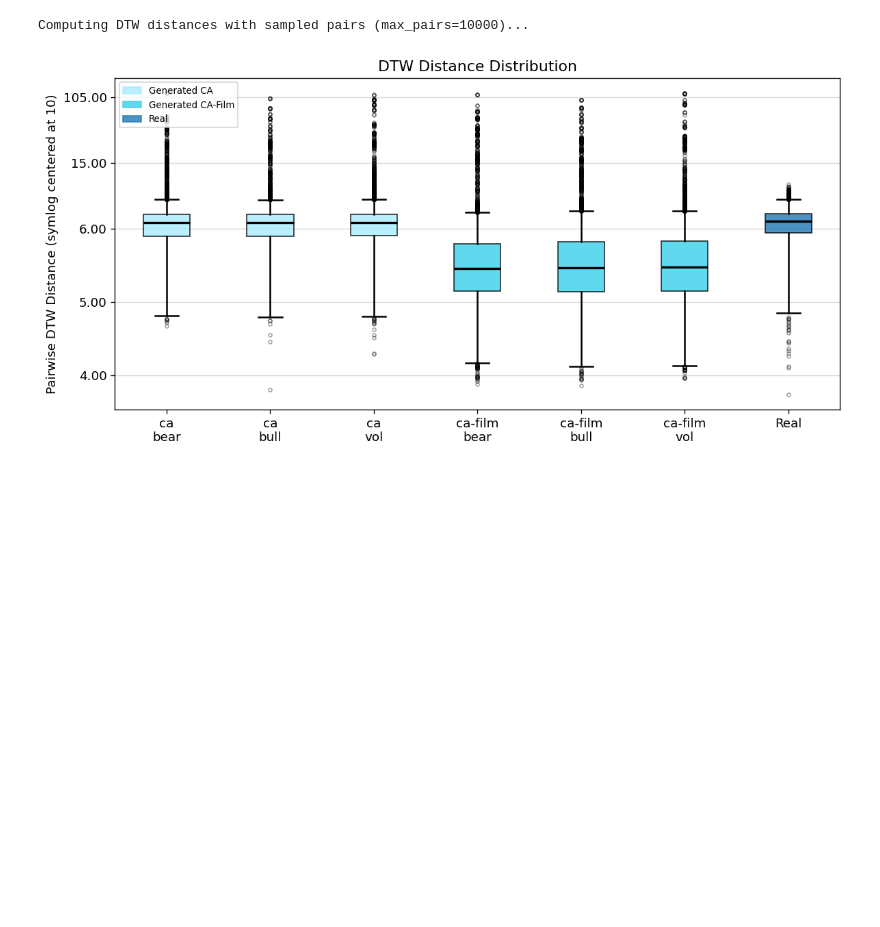
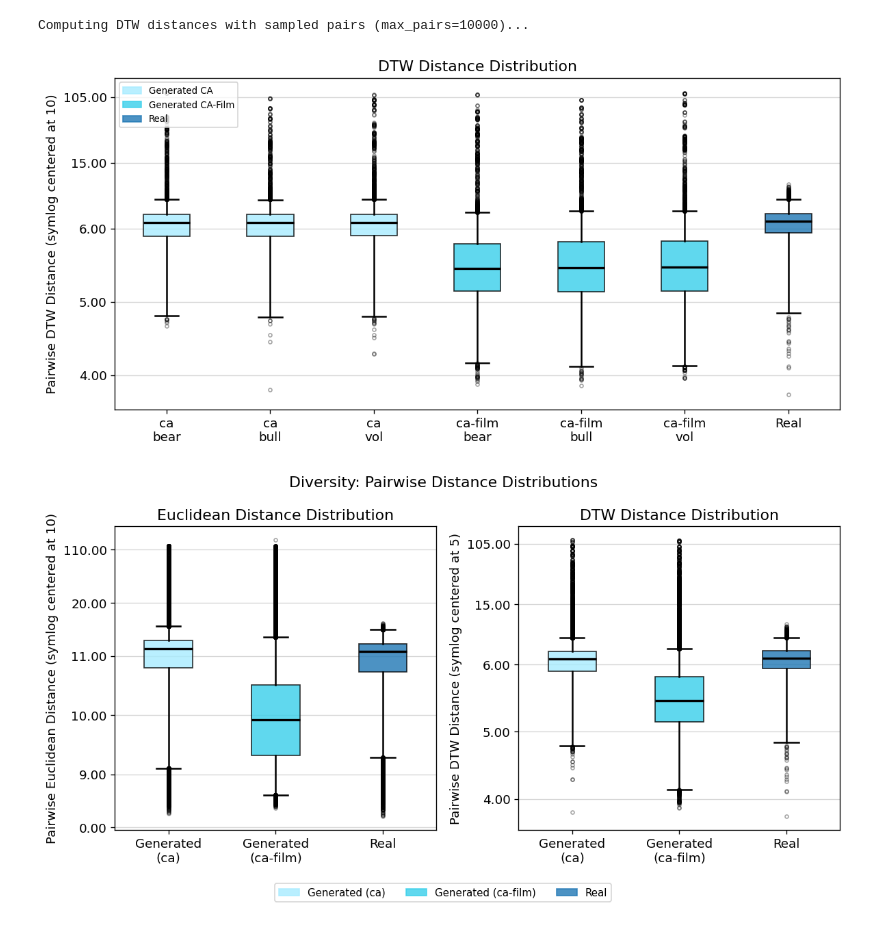
Before and after one commit to AHHHHHH0-0/Extending-CoFinDiff, a Jupyter notebook: notebooks/eval/diversity.ipynb, the cells around one changed output. Saved outputs shown, nothing was run; the diff lists cells and outputs as text; code cells hidden in the pictures; blank space fills up the shorter version.

```diff
--- a/notebooks/eval/diversity.ipynb
+++ b/notebooks/eval/diversity.ipynb
@@ -261,3 +267,87 @@ plt.savefig('../../figures/diversity_dtw.png', dpi=150, bbox_inches='tight')
 plt.show()
 # %% [output]
 [figure]
+# %%
+
+# ── Combined figure: Euclidean (left) + DTW (right), one box per model ──────
+
+fig, (ax_euc, ax_dtw) = plt.subplots(1, 2, figsize=(10, 5))
+fig.suptitle('Diversity: Pairwise Distance Distributions')
+
+# Aggregate across all condition keys → one distribution per model
+euc_ca     = np.concatenate([euc_gen[('ca',      ck)] for ck in cond_keys])
+euc_cafilm = np.concatenate([euc_gen[('ca-film', ck)] for ck in cond_keys])
+
+dtw_ca     = np.concatenate([dtw_gen[('ca',      ck)] for ck in cond_keys])
+dtw_cafilm = np.concatenate([dtw_gen[('ca-film', ck)] for ck in cond_keys])
+
+BOX_COLORS = [C_GEN_CA, C_GEN_CAFILM, C_REAL]
+BOX_LABELS = ['Generated\n(ca)', 'Generated\n(ca-film)', 'Real']
+
+def _style_bp(bp, colors):
+    for box, color in zip(bp['boxes'], colors):
+        box.set_facecolor(color)
+        box.set_alpha(0.8)
+
+# ── Euclidean ────────────────────────────────────────────────────────────────
+euc_center = 10
+euc_shifted = [v - euc_center for v in [euc_ca, euc_cafilm, euc_real]]
+
+bp_euc = ax_euc.boxplot(
+    euc_shifted,
+    tick_labels=BOX_LABELS,
+    patch_artist=True,
+    widths=0.45,
+    medianprops=dict(color='black', linewidth=2),
+    whiskerprops=dict(linewidth=1.5),
+    capprops=dict(linewidth=1.5),
+    flierprops=dict(marker='o', markersize=3, alpha=0.35, linestyle='none'),
+)
+_style_bp(bp_euc, BOX_COLORS)
+
+ax_euc.set_title('Euclidean Distance Distribution')
+ax_euc.set_ylabel(f'Pairwise Euclidean Distance (symlog centered at {euc_center})')
+ax_euc.set_yscale('symlog', linthresh=1)
+yticks = ax_euc.get_yticks()
+ax_euc.set_yticks(yticks)
+ax_euc.set_yticklabels([f'{t + euc_center:.2f}' for t in yticks])
+ax_euc.grid(axis='y', alpha=0.5)
+
+# ── DTW ──────────────────────────────────────────────────────────────────────
+dtw_center = 5
+dtw_shifted = [v - dtw_center for v in [dtw_ca, dtw_cafilm, dtw_real]]
+
+bp_dtw = ax_dtw.boxplot(
+    dtw_shifted,
+    tick_labels=BOX_LABELS,
+    patch_artist=True,
+    widths=0.45,
+    medianprops=dict(color='black', linewidth=2),
+    whiskerprops=dict(linewidth=1.5),
+    capprops=dict(linewidth=1.5),
+    flierprops=dict(marker='o', markersize=3, alpha=0.35, linestyle='none'),
+)
+_style_bp(bp_dtw, BOX_COLORS)
+
+ax_dtw.set_title('DTW Distance Distribution')
+ax_dtw.set_ylabel(f'Pairwise DTW Distance (symlog centered at {dtw_center})')
+ax_dtw.set_yscale('symlog', linthresh=1)
+yticks = ax_dtw.get_yticks()
+ax_dtw.set_yticks(yticks)
+ax_dtw.set_yticklabels([f'{t + dtw_center:.2f}' for t in yticks])
+ax_dtw.grid(axis='y', alpha=0.5)
+
+# ── Legend ───────────────────────────────────────────────────────────────────
+handles = [
+    mpatches.Patch(color=C_GEN_CA,     alpha=0.8, label='Generated (ca)'),
+    mpatches.Patch(color=C_GEN_CAFILM, alpha=0.8, label='Generated (ca-film)'),
+    mpatches.Patch(color=C_REAL,       alpha=0.8, label='Real'),
+]
+fig.legend(handles=handles, loc='upper center', ncol=3, fontsize=9,
+           bbox_to_anchor=(0.5, 0.0))
+
+plt.tight_layout()
+plt.savefig('../../figures/diversity_combined.png', bbox_inches='tight')
+plt.show()
+# %% [output]
+[figure, added]
```
Also changed, not shown: parts of 1 cell of this notebook, 7 other files.
